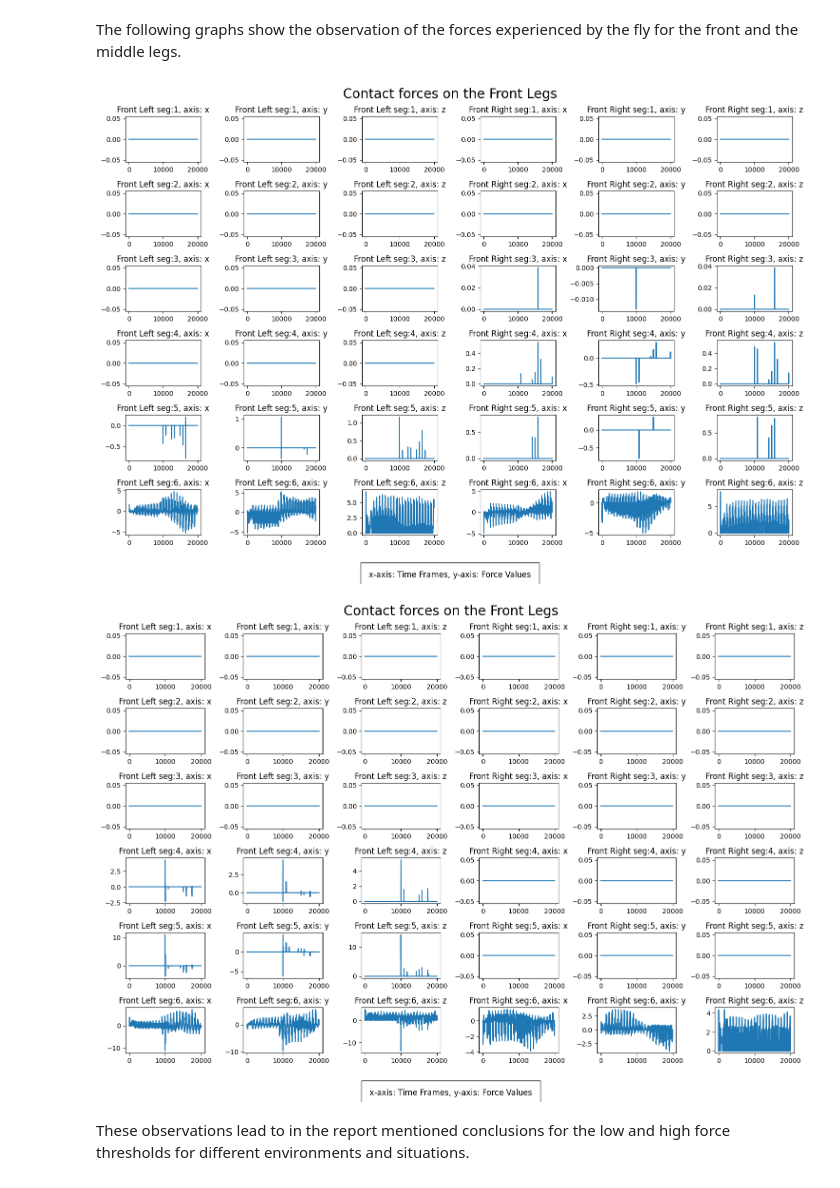
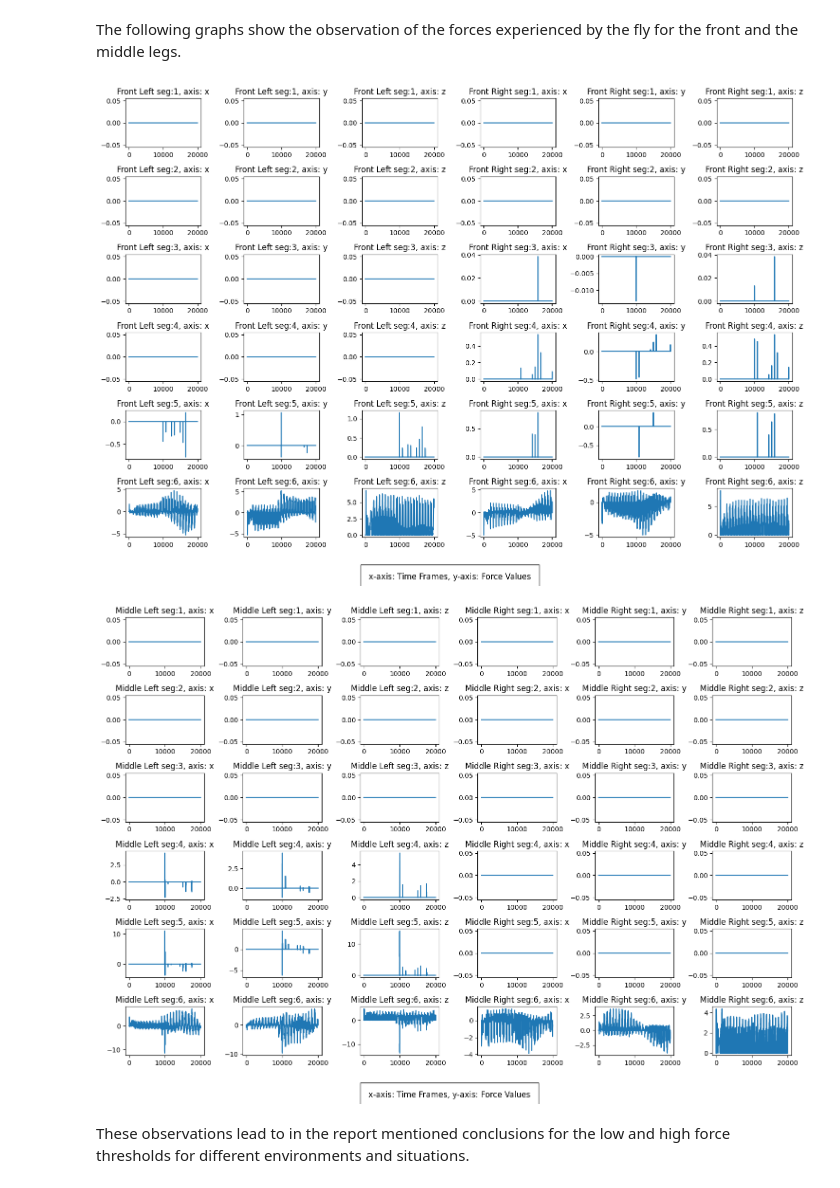
Before and after one commit to sinarollin/Mechanosensation-with-Neuromechfly, a Jupyter notebook: 2_Contact_Forces.ipynb, the cells around one changed output. Drawn from its saved outputs; the diff is of its cells as text; code cells hidden in the pictures.

Commit message:
update for contact forces

```diff
--- a/2_Contact_Forces.ipynb
+++ b/2_Contact_Forces.ipynb
@@ -76,7 +76,7 @@ contact_sensor_placements = [
 ]
 sim_params = Parameters(
     render_playspeed=0.2,
-    render_camera="user_cam",
+    render_camera="Camera/",
     enable_vision=True,
     render_raw_vision=True,
     enable_olfaction=True,
@@ -153,44 +153,44 @@ axes_text = "x-axis: Time Frames, y-axis: Force Values"
 fig.text(0.5, -0.05, axes_text, transform=fig.transFigure, horizontalalignment='center', fontsize=12,
          bbox=dict(facecolor='none', edgecolor='black', boxstyle='square,pad=1'))
 
-fig.suptitle("Contact forces on the Front Legs", fontsize=20)
+#fig.suptitle("Contact forces on the Front Legs", fontsize=20)
 
 plt.tight_layout()
 plt.show()
 # %% [output]
-[figure, old version]
+[figure, new version]
 # %%
 #MIDDLE LEGS
 
 forces_left_front = np.array([obs["contact_forces"][6:12] for obs in obs_hist])
 forces_right_front = np.array([obs["contact_forces"][24:30] for obs in obs_hist])
 
 # Plot the contact forces of the front legs
 fig, axs = plt.subplots(nrows=6, ncols=6, figsize=(15, 10))
 directions = ['x', 'y', 'z']
 
 
 #for every segment of the front legs
 for i in range(6):
     #and every direction
     for j in range(3):
         #left leg
         axs[i, j].plot(forces_left_front[:, i, j])
-        axs[i, j].set_title(f'Front Left seg:{i+1}, axis: {directions[j]}')
+        axs[i, j].set_title(f'Middle Left seg:{i+1}, axis: {directions[j]}')
 
         #right leg
         axs[i, j+3].plot(forces_right_front[:, i, j])
-        axs[i, j+3].set_title(f'Front Right seg:{i+1}, axis: {directions[j]}')
+        axs[i, j+3].set_title(f'Middle Right seg:{i+1}, axis: {directions[j]}')
 
 
 axes_text = "x-axis: Time Frames, y-axis: Force Values"
 fig.text(0.5, -0.05, axes_text, transform=fig.transFigure, horizontalalignment='center', fontsize=12,
          bbox=dict(facecolor='none', edgecolor='black', boxstyle='square,pad=1'))
-fig.suptitle("Contact forces on the Front Legs", fontsize=20)
+#fig.suptitle("Contact forces on the Front Legs", fontsize=20)
 
 plt.tight_layout()
 plt.show()
 # %% [output]
-[figure, old version]
+[figure, new version]
 # %% [markdown]
 These observations lead to in the report mentioned conclusions for the low and high force thresholds for different environments and situations.
```
Also changed, not shown: 3 other files.
